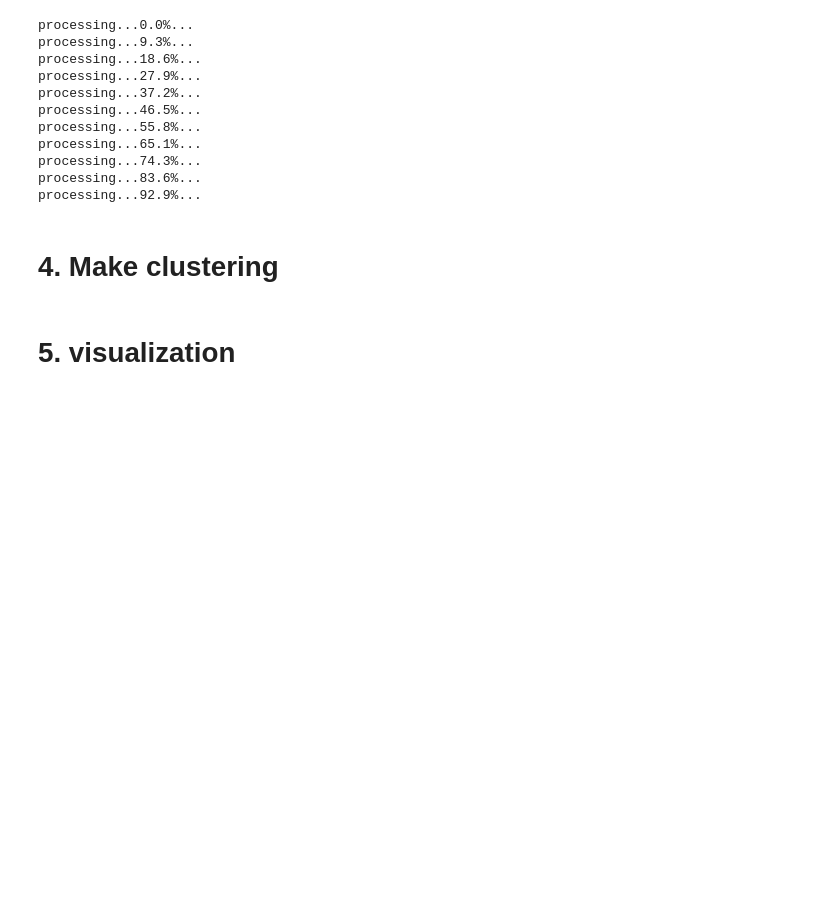
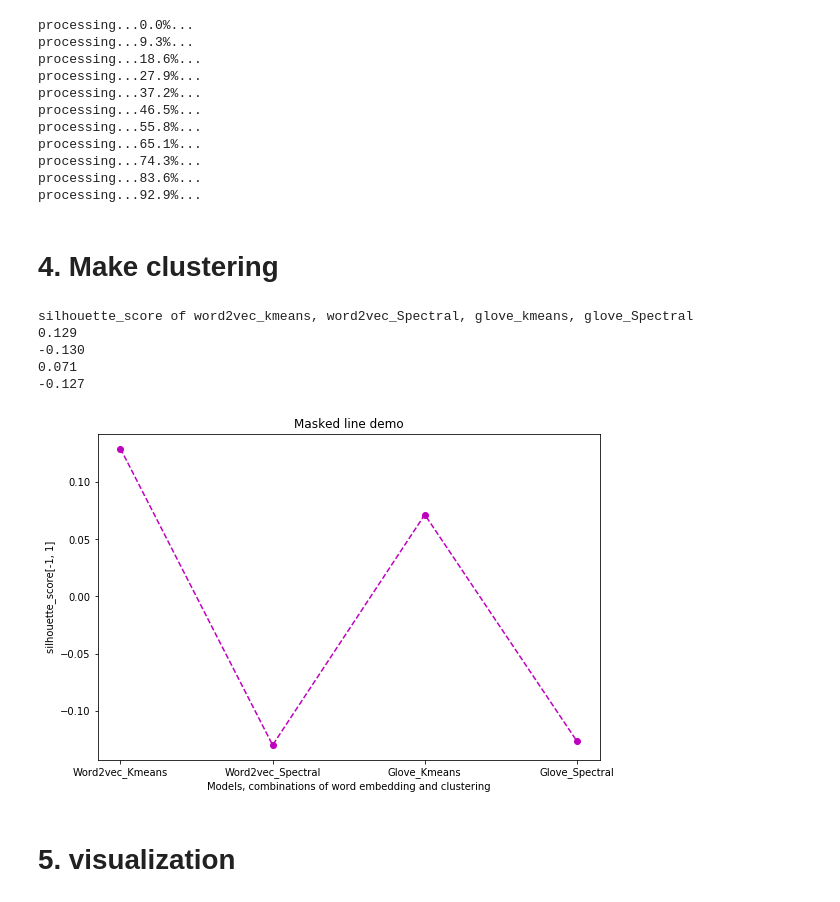
Before and after one commit to jinwangjoshua/Opinio-Extraction, a Jupyter notebook: #0_opinion_extraction.ipynb, the cells around one changed output. Saved outputs shown, nothing was run; the diff lists cells and outputs as text; code cells hidden in the pictures; blank space fills up the shorter version.

```diff
--- a/#0_opinion_extraction.ipynb
+++ b/#0_opinion_extraction.ipynb
@@ -131,9 +130,3 @@ model_w2v = KeyedVectors.load_word2vec_format(
 # glove2word2vec(glove_input_file, word2vec_output_file)
 model_glove = KeyedVectors.load_word2vec_format(
     './pretrained_model/glove.840B.300d.txt.word2vec', binary=False)
-# %%
-#2. make some experiments
-for x, y in [("good","very good"),
-             ("good","awesome"),
-             ("good", "linux")]:
-    print('word mover distance of glove of "%s" and "%s: %s'%(x, y, model_glove.wmdistance(x, y)))
@@ -170,14 +159,48 @@ processing...92.9%...
 
 #we tried two clustering mathod there
 # https://scikit-learn.org/stable/modules/classes.html#module-sklearn.cluster
-sc = SpectralClustering(n_clusters=600,
+sc = cluster.SpectralClustering(n_clusters=500,
                         affinity='precomputed',
                         assign_labels= 'discretize')
-ap = AgglomerativeClustering(n_clusters=600,
-                        affinity='precomputed',)
+# aff = cluster.AffinityPropagation(n_clusters=500,
+#                         affinity='precomputed',)
+km = cluster.KMeans(n_clusters=500, precompute_distances=True)
 
-#we choose sc here
-clusters_glove = sc.fit_predict(similarity_matrix_glove)
-clusters_w2v = sc.fit_predict(similarity_matrix_w2v)
+#evaluate clustering with davies bouldin index
+labels_glove_km = km.fit(similarity_matrix_glove).labels_
+labels_w2v_km = km.fit(similarity_matrix_w2v).labels_
+
+labels_glove_sc = sc.fit(similarity_matrix_glove).labels_
+labels_w2v_sc = sc.fit(similarity_matrix_w2v).labels_
+# %%
+print("silhouette_score of word2vec_kmeans, word2vec_Spectral, glove_kmeans, glove_Spectral " )
+res = []
+for dis_matrix, labels in itertools.product(
+    [similarity_matrix_w2v, similarity_matrix_glove], [labels_w2v_km, labels_w2v_sc]):
+    temp = metrics.silhouette_score(dis_matrix, labels, metric='precomputed')
+    res.append(temp)
+    print("%.3f"%temp)
+# %% [output]
+silhouette_score of word2vec_kmeans, word2vec_Spectral, glove_kmeans, glove_Spectral
+0.129
+-0.130
+0.071
+-0.127
+# %%
+import matplotlib.pyplot as plt
+import numpy as np
+
+y = res
+x = ['Word2vec_Kmeans', 'Word2vec_Spectral', 'Glove_Kmeans', 'Glove_Spectral']
+
+plt.figure(figsize=(9,6))
+plt.plot(x, y, linestyle='--', marker='o', color='m')
+plt.xlabel('Models, combinations of word embedding and clustering')
+plt.ylabel('silhouette_score[-1, 1]')
+plt.title('Masked line demo')
+plt.savefig("models.png")
+plt.show()
+# %% [output]
+[figure, added]
 # %% [markdown]
 # 5. visualization
```
Also changed, not shown: parts of 5 cells of this notebook.
